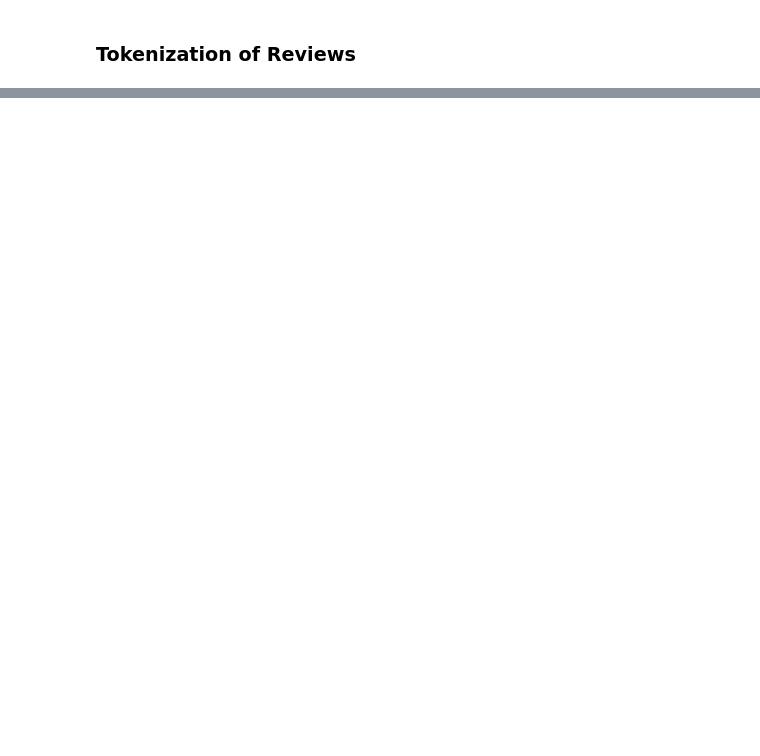
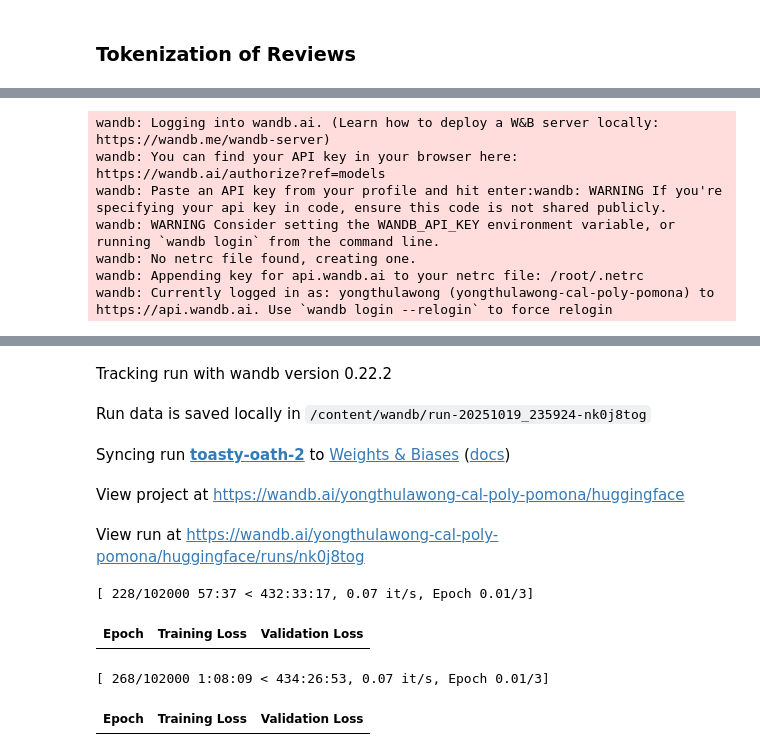
Before and after one commit to dhruhisheth/fall25-ai-studio-project, a Jupyter notebook: Cadence_2A.ipynb, the cells around one changed output, grey strips where cells are left out. Cells and saved outputs as stored; diff of their text form; code cells hidden in the pictures; blank space fills up the shorter version.

```diff
--- a/Cadence_2A.ipynb
+++ b/Cadence_2A.ipynb
@@ -325,7 +439,9 @@ test_ds = Dataset.from_pandas(test_df)
 # %%
-from transformers import AutoTokenizer
+from transformers import AutoTokenizer, AutoModelForSequenceClassification
 
-tokenizer = AutoTokenizer.from_pretrained("cardiffnlp/twitter-roberta-base-sentiment")
+model_name = "cardiffnlp/twitter-roberta-base-sentiment"
+tokenizer = AutoTokenizer.from_pretrained(model_name)
+model = AutoModelForSequenceClassification.from_pretrained(model_name)
 # %%
 def tokenize_function(examples):
   return tokenizer(examples['clean_review'], truncation=True, padding='max_length', max_length=512)
@@ -368,7 +462,7 @@ from transformers import TrainingArguments, Trainer
 
 training_args= TrainingArguments(
     output_dir='./twitter_roberta_results',
-    evaluation_strategy ='epoch',
+    eval_strategy ='epoch', # Corrected argument name
     save_strategy='epoch',
     learning_rate=2e-5,
     per_device_train_batch_size=8,
@@ -381,3 +475,26 @@ training_args= TrainingArguments(
     logging_steps=100
 
 )
+# %%
+import numpy as np
+from evaluate import load # Corrected import
+
+accuracy = load('accuracy') # Corrected function name
+
+def compute_metrics(eval_pred):
+  logits, labels = eval_pred
+  predictions = np.argmax(logits, axis=-1)
+  return accuracy.compute(predictions=predictions, references=labels)
+# %%
+from transformers import Trainer
+
+trainer = Trainer(
+    model=model,
+    args=training_args,
+    train_dataset=train_ds,
+    eval_dataset= val_ds,
+    compute_metrics=compute_metrics
+)
+# %%
+trainer.train()
+# %% [output]
@@ -383,0 +502,7 @@ training_args= TrainingArguments(
+wandb: Logging into wandb.ai. (Learn how to deploy a W&B server locally: https://wandb.me/wandb-server)
+wandb: You can find your API key in your browser here: https://wandb.ai/authorize?ref=models
+wandb: Paste an API key from your profile and hit enter:wandb: WARNING If you're specifying your api key in code, ensure this code is not shared publicly.
+wandb: WARNING Consider setting the WANDB_API_KEY environment variable, or running `wandb login` from the command line.
+wandb: No netrc file found, creating one.
+wandb: Appending key for api.wandb.ai to your netrc file: /root/.netrc
+wandb: Currently logged in as: yongthulawong (yongthulawong-cal-poly-pomona) to https://api.wandb.ai. Use `wandb login --relogin` to force relogin
@@ -383,0 +510,9 @@ training_args= TrainingArguments(
+Tracking run with wandb version 0.22.2
+Run data is saved locally in /content/wandb/run-20251019_235924-nk0j8tog
+Syncing run toasty-oath-2 to Weights & Biases (docs)
+View project at https://wandb.ai/yongthulawong-cal-poly-pomona/huggingface
+View run at https://wandb.ai/yongthulawong-cal-poly-pomona/huggingface/runs/nk0j8tog
+[ 228/102000 57:37 < 432:33:17, 0.07 it/s, Epoch 0.01/3]
+| Epoch | Training Loss | Validation Loss |
+[ 268/102000 1:08:09 < 434:26:53, 0.07 it/s, Epoch 0.01/3]
+| Epoch | Training Loss | Validation Loss |
```
Also changed, not shown: parts of 17 cells of this notebook.
